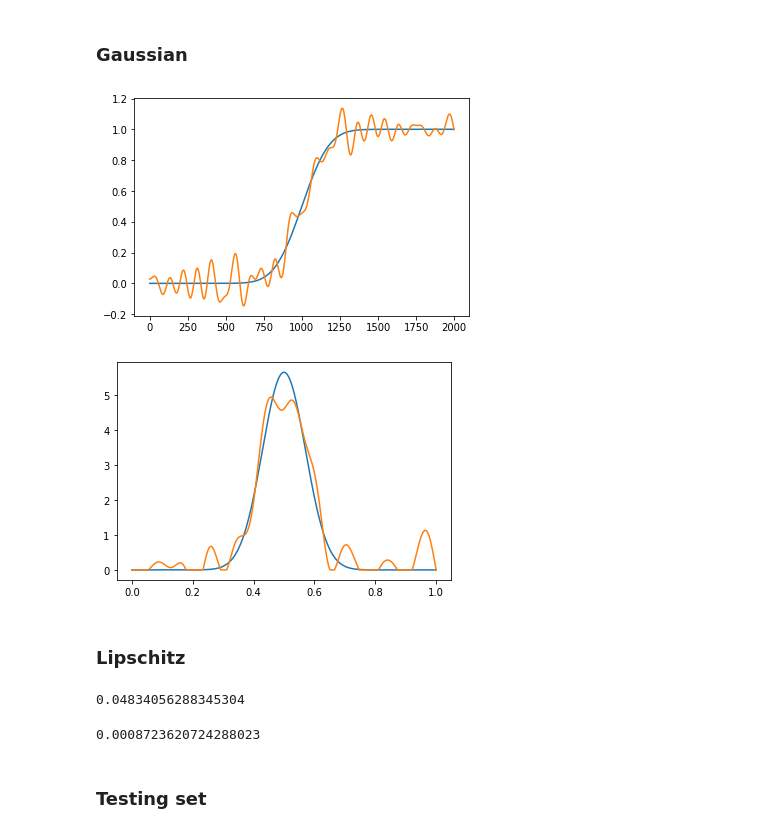
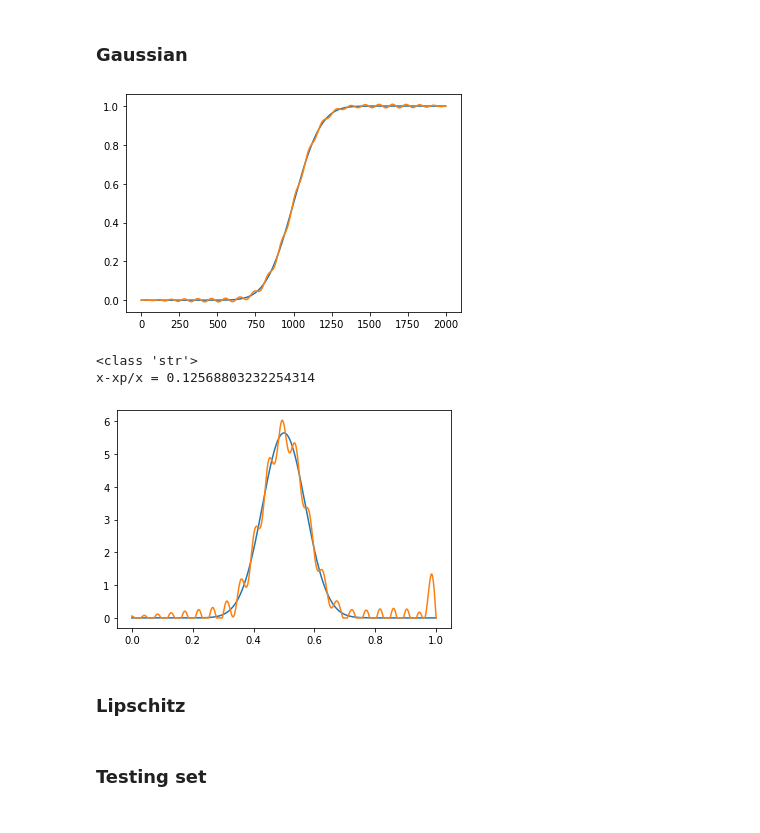
Before and after one commit to ceciledellavalle/phd, a Jupyter notebook: Test_a1_slab.ipynb, the cells around one changed output. Cells and saved outputs as stored; diff of their text form; code cells hidden in the pictures.

Commit message:
new figures

```diff
--- a/Test_a1_slab.ipynb
+++ b/Test_a1_slab.ipynb
@@ -13,9 +13,9 @@ from FBResNet.model import MyModel
 from FBResNet.posttreat import Export_hyper
 # %%
 exp1 = FBRestNet(experimentation=Physics(2000,50,1,1), constraint = 'slab',\
-                 nb_blocks=20, noise = 0.01,\
+                 nb_blocks=20, noise = 0.05,\
                  folder = './', im_set="Set1",batch_size=[100,1],\
-                 lr=1e-3, nb_epochs=[10,1])
+                 lr=1e-3, nb_epochs=[20,1])
 # %%
 train_set, val_set = exp1.CreateDataSet()
 # %%
@@ -39,20 +43,18 @@ Final Lipschitz constant =  0.00034572670237430664
 # %% [markdown]
 ### Gaussian
 # %%
-exp1.test_gauss()
+exp1.test_gauss(noise=0.01)
 # %% [output]
-[figure, old version]
+[figure, new version]
+<class 'str'>
+x-xp/x = 0.12568803232254314
-[figure, old version]
+[figure, new version]
 # %% [markdown]
 ### Lipschitz
 # %%
 exp1.model.Lipschitz(opt1="semi",opt2="entree11")
-# %% [output]
-0.04834056288345304
 # %%
 exp1.model.Lipschitz(opt1="semi",opt2="entree01")
-# %% [output]
-0.0008723620724288023
 # %% [markdown]
 ### Testing set
 # %%
```
Also changed, not shown: parts of 3 cells of this notebook, 58 other files.
